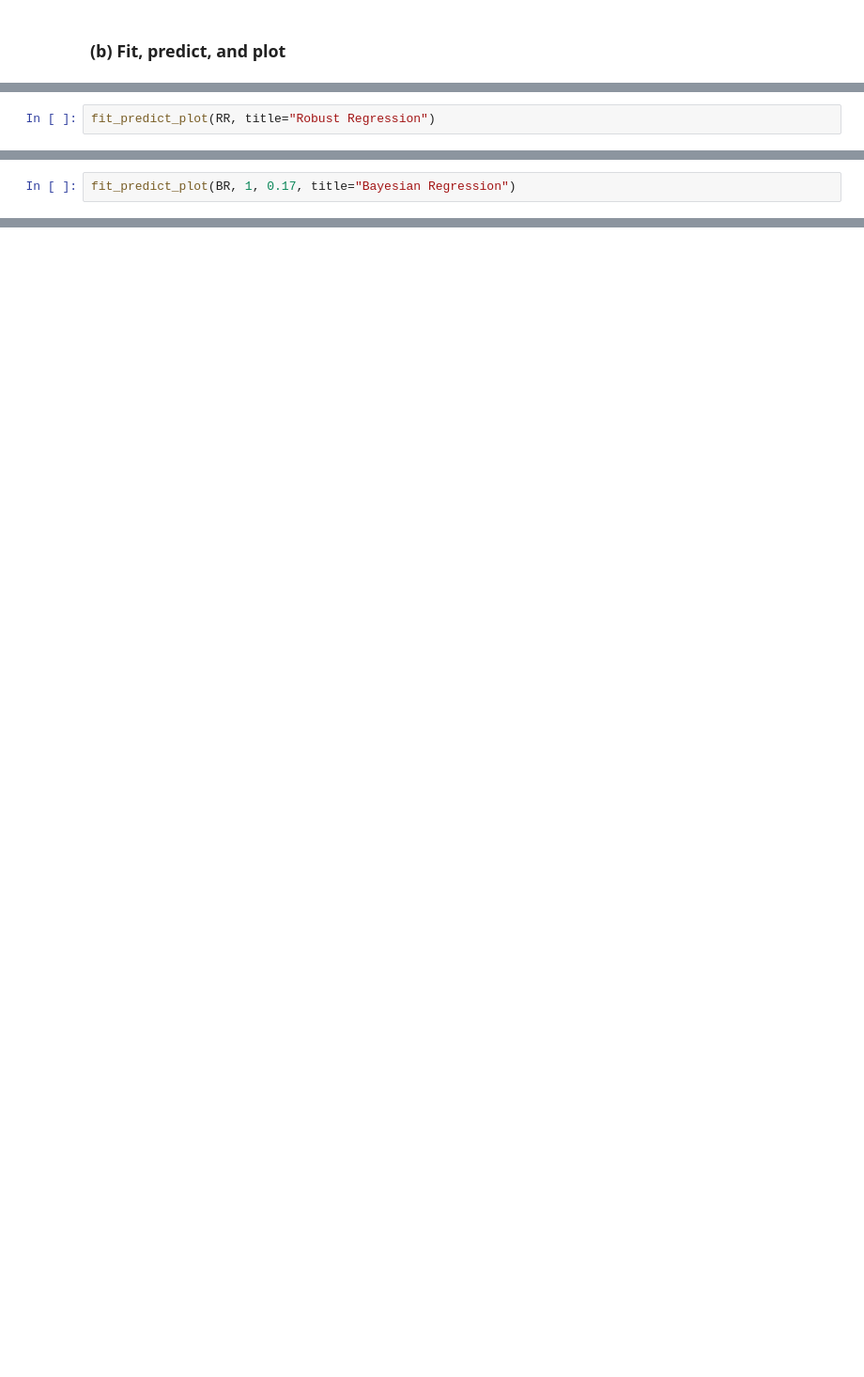
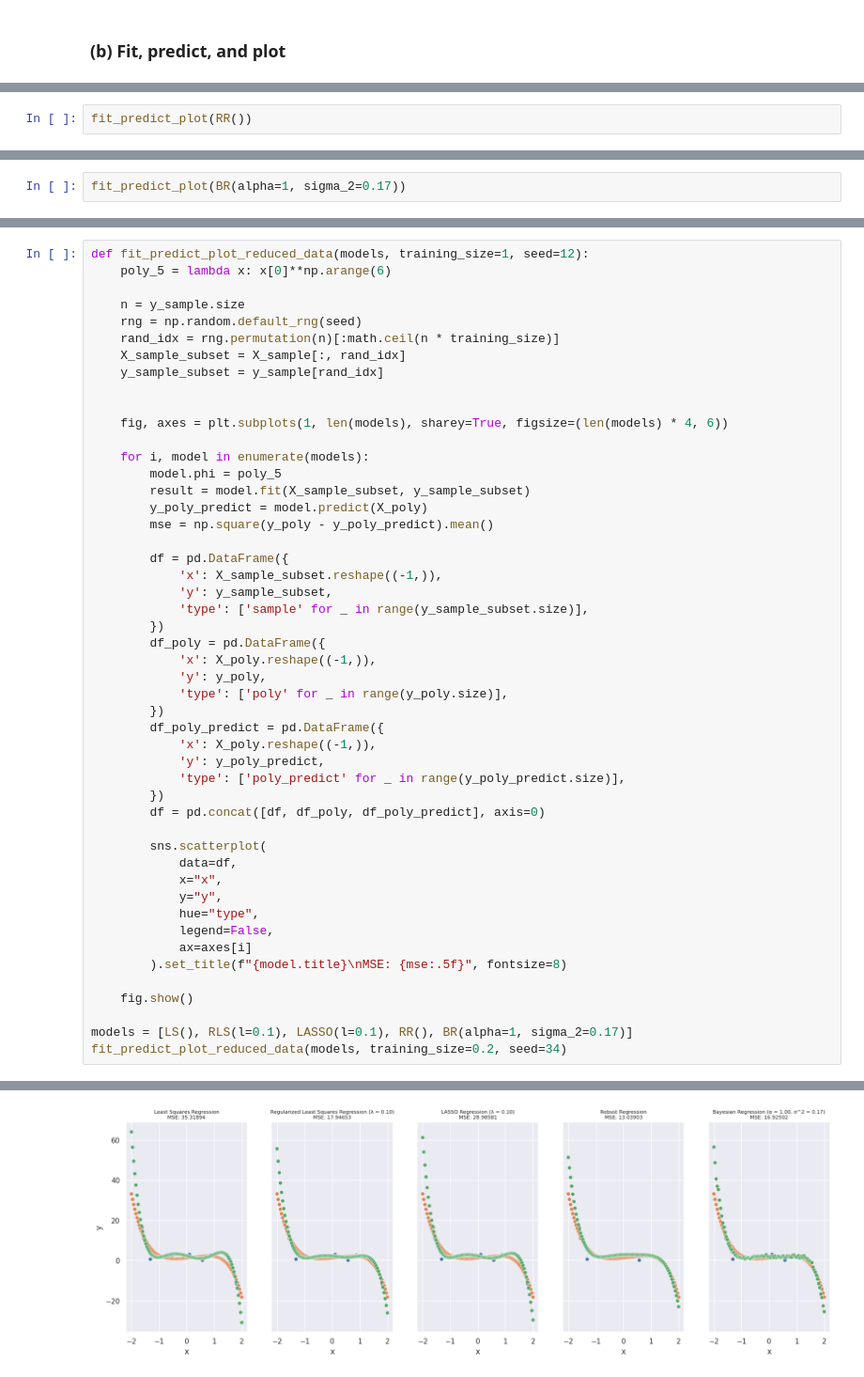
Before and after one commit to haitrungle/cs5487-pa-1, a Jupyter notebook: main.ipynb, the cells around one changed output, grey strips where cells are left out. Shown at 94% size. Drawn from its saved outputs; the diff is of its cells as text; blank space fills up the shorter version.

```diff
--- a/main.ipynb
+++ b/main.ipynb
@@ -293,3 +311,3 @@ MSE: 0.40863932006485465
 # %%
-fit_predict_plot(RR, title="Robust Regression")
+fit_predict_plot(RR())
 # %% [output]
@@ -300,3 +319,3 @@ MSE: 0.7680463117516123
 # %%
-fit_predict_plot(BR, 1, 0.17, title="Bayesian Regression")
+fit_predict_plot(BR(alpha=1, sigma_2=0.17))
 # %% [output]
@@ -318,0 +329,50 @@ MSE: 0.3657160050013992
+# %%
+def fit_predict_plot_reduced_data(models, training_size=1, seed=12):
+    poly_5 = lambda x: x[0]**np.arange(6)
+
+    n = y_sample.size
+    rng = np.random.default_rng(seed)
+    rand_idx = rng.permutation(n)[:math.ceil(n * training_size)]
+    X_sample_subset = X_sample[:, rand_idx]
+    y_sample_subset = y_sample[rand_idx]
+
+
+    fig, axes = plt.subplots(1, len(models), sharey=True, figsize=(len(models) * 4, 6))
+
+    for i, model in enumerate(models):
+        model.phi = poly_5
+        result = model.fit(X_sample_subset, y_sample_subset)
+        y_poly_predict = model.predict(X_poly)
+        mse = np.square(y_poly - y_poly_predict).mean()
+
+        df = pd.DataFrame({
+            'x': X_sample_subset.reshape((-1,)),
+            'y': y_sample_subset,
+            'type': ['sample' for _ in range(y_sample_subset.size)],
+        })
+        df_poly = pd.DataFrame({
+            'x': X_poly.reshape((-1,)),
+            'y': y_poly,
+            'type': ['poly' for _ in range(y_poly.size)],
+        })
+        df_poly_predict = pd.DataFrame({
+            'x': X_poly.reshape((-1,)),
+            'y': y_poly_predict,
+            'type': ['poly_predict' for _ in range(y_poly_predict.size)],
+        })
+        df = pd.concat([df, df_poly, df_poly_predict], axis=0)
+
+        sns.scatterplot(
+            data=df,
+            x="x",
+            y="y",
+            hue="type",
+            legend=False,
+            ax=axes[i]
+        ).set_title(f"{model.title}\nMSE: {mse:.5f}", fontsize=8)
+
+    fig.show()
+
+models = [LS(), RLS(l=0.1), LASSO(l=0.1), RR(), BR(alpha=1, sigma_2=0.17)]
+fit_predict_plot_reduced_data(models, training_size=0.2, seed=34)
+# %% [output]
@@ -318,0 +380 @@ MSE: 0.3657160050013992
+[figure, added]
```
Also changed, not shown: parts of 19 cells of this notebook, 4 other files.
